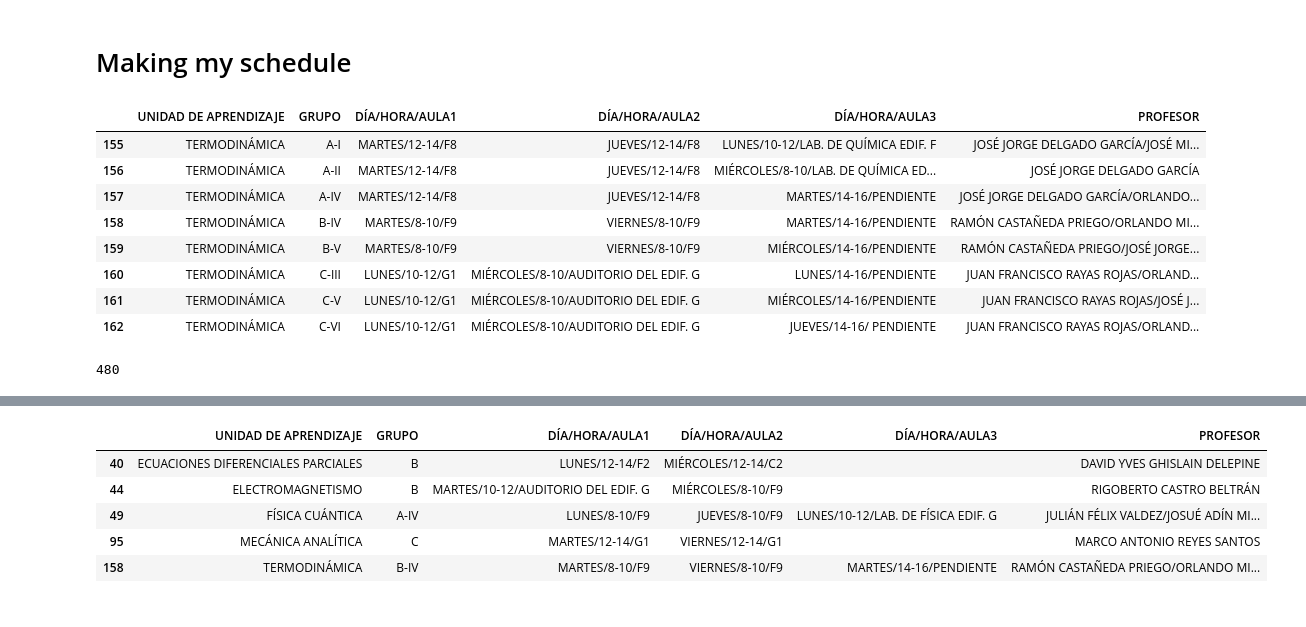
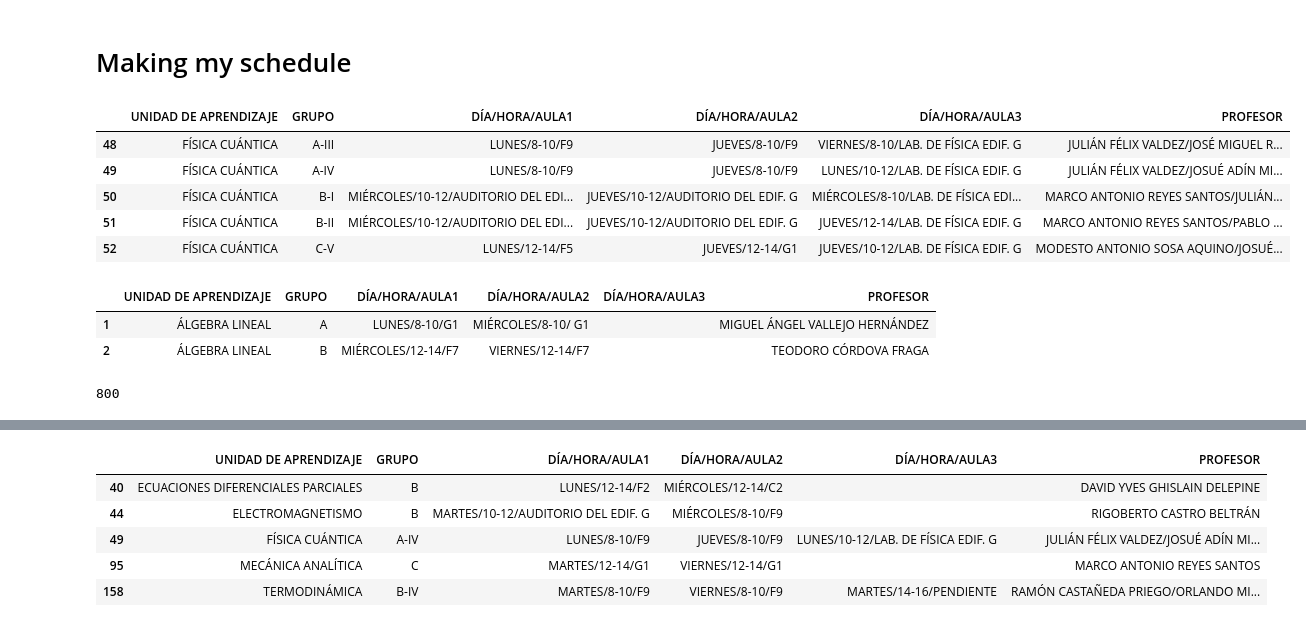
Before and after one commit to BubuDavid/Schoolar_SchedulesDCI, a Jupyter notebook: 5th Semester/5th_semester_code.ipynb, the cells around one changed output, grey strips where cells are left out. Saved outputs shown, nothing was run; the diff lists cells and outputs as text; code cells hidden in the pictures.

```diff
--- a/5th Semester/5th_semester_code.ipynb
+++ b/5th Semester/5th_semester_code.ipynb
@@ -100,7 +100,7 @@ for index, td in enumerate(tds[7:]):
         rows.append([])
         i += 1
 
-    rows[i].append(td.get_text())
+    rows[i].append(td.get_text().replace("MIÈRCOLES", "MIÉRCOLES"))
 
 
 df = pd.DataFrame(rows, columns=columns)
@@ -124,34 +124,46 @@ df
 # %% [markdown]
 # Making my schedule
 # %%
-# I need to know what subjects I want to take
-subjects = [
-    "Ecuaciones Diferenciales Parciales",
-    "Electromagnetismo",
-    "Mecánica Analítica",
-    "Termodinámica",
-    "Física Cuántica"
-]
+# User thingy
+subjects = []
+subject_file = open("subject_file.txt", "r",  encoding='utf-8')
+for subject in subject_file:
+    subjects.append(subject[:-1])
+
+subject_file.close()
+#print(subjects)
+
+# My schedule:
+# subjects = [
+#     "Ecuaciones Diferenciales Parciales",
+#     "Electromagnetismo",
+#     "Mecánica Analítica",
+#     "Termodinámica",
+#     "Física Cuántica"
+# ]
 # Uppering
 subjects = [subject.upper() for subject in subjects]
 all_subjects = []
 
 
 # Aislating my subjects
 for subject in subjects:
     all_subjects.append(df[df["UNIDAD DE APRENDIZAJE"] == subject])
 
-all_subjects[3]
+all_subjects[5]
 # %% [output]
 |  | UNIDAD DE APRENDIZAJE | GRUPO | DÍA/HORA/AULA1 | DÍA/HORA/AULA2 | DÍA/HORA/AULA3 | PROFESOR |
-| 155 | TERMODINÁMICA | A-I | MARTES/12-14/F8 | JUEVES/12-14/F8 | LUNES/10-12/LAB. DE QUÍMICA EDIF. F | JOSÉ JORGE DELGADO GARCÍA/JOSÉ MI... |
-| 156 | TERMODINÁMICA | A-II | MARTES/12-14/F8 | JUEVES/12-14/F8 | MIÉRCOLES/8-10/LAB. DE QUÍMICA ED... | JOSÉ JORGE DELGADO GARCÍA |
-| 157 | TERMODINÁMICA | A-IV | MARTES/12-14/F8 | JUEVES/12-14/F8 | MARTES/14-16/PENDIENTE | JOSÉ JORGE DELGADO GARCÍA/ORLANDO... |
-| 158 | TERMODINÁMICA | B-IV | MARTES/8-10/F9 | VIERNES/8-10/F9 | MARTES/14-16/PENDIENTE | RAMÓN CASTAÑEDA PRIEGO/ORLANDO MI... |
-| 159 | TERMODINÁMICA | B-V | MARTES/8-10/F9 | VIERNES/8-10/F9 | MIÉRCOLES/14-16/PENDIENTE | RAMÓN CASTAÑEDA PRIEGO/JOSÉ JORGE... |
-| 160 | TERMODINÁMICA | C-III | LUNES/10-12/G1 | MIÉRCOLES/8-10/AUDITORIO DEL EDIF. G | LUNES/14-16/PENDIENTE | JUAN FRANCISCO RAYAS ROJAS/ORLAND... |
-| 161 | TERMODINÁMICA | C-V | LUNES/10-12/G1 | MIÉRCOLES/8-10/AUDITORIO DEL EDIF. G | MIÉRCOLES/14-16/PENDIENTE | JUAN FRANCISCO RAYAS ROJAS/JOSÉ J... |
-| 162 | TERMODINÁMICA | C-VI | LUNES/10-12/G1 | MIÉRCOLES/8-10/AUDITORIO DEL EDIF. G | JUEVES/14-16/ PENDIENTE | JUAN FRANCISCO RAYAS ROJAS/ORLAND... |
+| 48 | FÍSICA CUÁNTICA | A-III | LUNES/8-10/F9 | JUEVES/8-10/F9 | VIERNES/8-10/LAB. DE FÍSICA EDIF. G | JULIÁN FÉLIX VALDEZ/JOSÉ MIGUEL R... |
+| 49 | FÍSICA CUÁNTICA | A-IV | LUNES/8-10/F9 | JUEVES/8-10/F9 | LUNES/10-12/LAB. DE FÍSICA EDIF. G | JULIÁN FÉLIX VALDEZ/JOSUÉ ADÍN MI... |
+| 50 | FÍSICA CUÁNTICA | B-I | MIÉRCOLES/10-12/AUDITORIO DEL EDI... | JUEVES/10-12/AUDITORIO DEL EDIF. G | MIÉRCOLES/8-10/LAB. DE FÍSICA EDI... | MARCO ANTONIO REYES SANTOS/JULIÁN... |
+| 51 | FÍSICA CUÁNTICA | B-II | MIÉRCOLES/10-12/AUDITORIO DEL EDI... | JUEVES/10-12/AUDITORIO DEL EDIF. G | JUEVES/12-14/LAB. DE FÍSICA EDIF. G | MARCO ANTONIO REYES SANTOS/PABLO ... |
+| 52 | FÍSICA CUÁNTICA | C-V | LUNES/12-14/F5 | JUEVES/12-14/G1 | JUEVES/10-12/LAB. DE FÍSICA EDIF. G | MODESTO ANTONIO SOSA AQUINO/JOSUÉ... |
+# %%
+all_subjects[0]
+# %% [output]
+|  | UNIDAD DE APRENDIZAJE | GRUPO | DÍA/HORA/AULA1 | DÍA/HORA/AULA2 | DÍA/HORA/AULA3 | PROFESOR |
+| 1 | ÁLGEBRA LINEAL | A | LUNES/8-10/G1 | MIÉRCOLES/8-10/ G1 |  | MIGUEL ÁNGEL VALLEJO HERNÁNDEZ |
+| 2 | ÁLGEBRA LINEAL | B | MIÉRCOLES/12-14/F7 | VIERNES/12-14/F7 |  | TEODORO CÓRDOVA FRAGA |
 # %%
 # Getting the indexesseses
 s_index = []
@@ -170,7 +182,7 @@ for i in range(len(schedules_index)):
             print("Diablos", i, j)
 print(len(schedules_index))
 # %% [output]
-480
+800
 # %%
 # Creando todos los horarios posibles
 # Making all the schedules possibles
```
Also changed, not shown: parts of 5 cells of this notebook, 15 other files.
